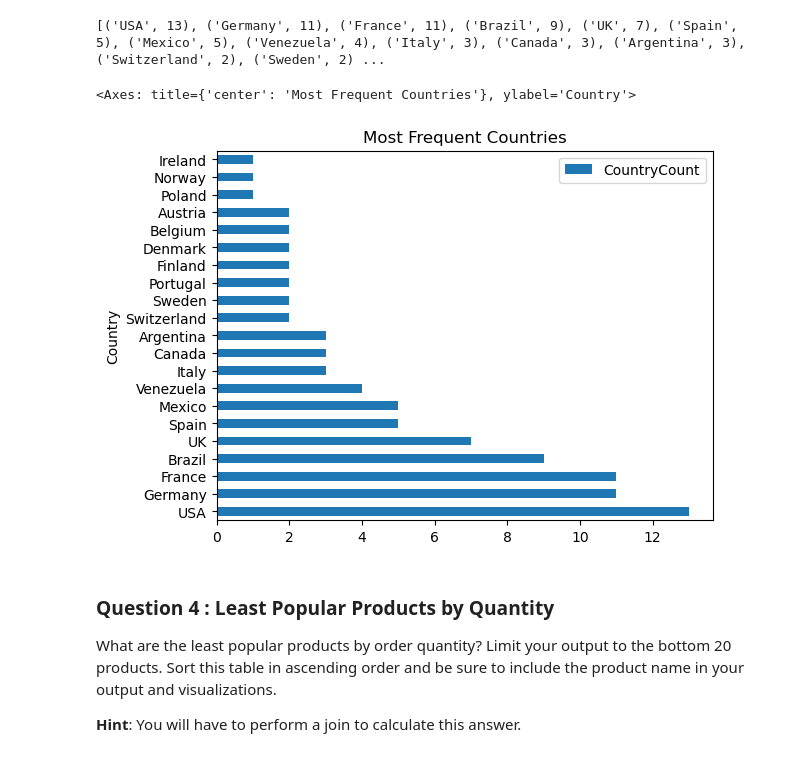
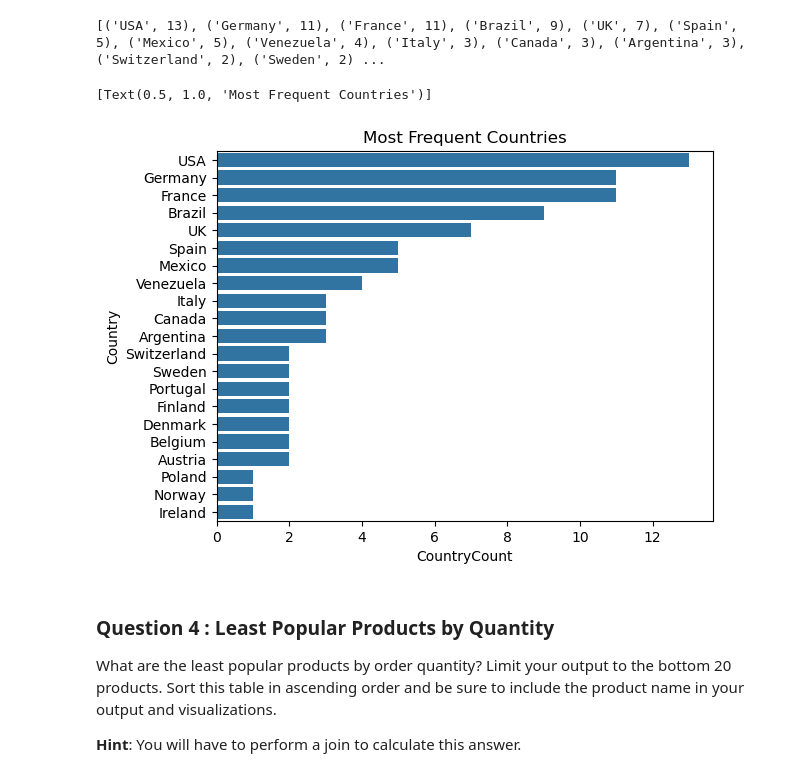
Before and after one commit to vchu22/IF-DS-TLAB4-AdHoc-SQL, a Jupyter notebook: adhoc_report.ipynb, the cells around one changed output. Drawn from its saved outputs; the diff is of its cells as text; code cells hidden in the pictures.

```diff
--- a/adhoc_report.ipynb
+++ b/adhoc_report.ipynb
@@ -88,12 +88,12 @@ print(rows)
 # %%
 # TODO: Convert your list of tuples to a dataframe
 df = pd.DataFrame(rows, columns=['Country', 'CountryCount'])
 df.set_index('Country', inplace=True)
 # TODO: Generate a visualization on this dataframe
-df.plot(kind='barh', title="Most Frequent Countries")
+sns.barplot(df, x="CountryCount", y="Country").set(title='Most Frequent Countries')
 # %% [output]
-<Axes: title={'center': 'Most Frequent Countries'}, ylabel='Country'>
+[Text(0.5, 1.0, 'Most Frequent Countries')]
-[figure, old version]
+[figure, new version]
 # %% [markdown]
 ### Question 4 : Least Popular Products by Quantity
 
```
Also changed, not shown: parts of 10 cells of this notebook.
